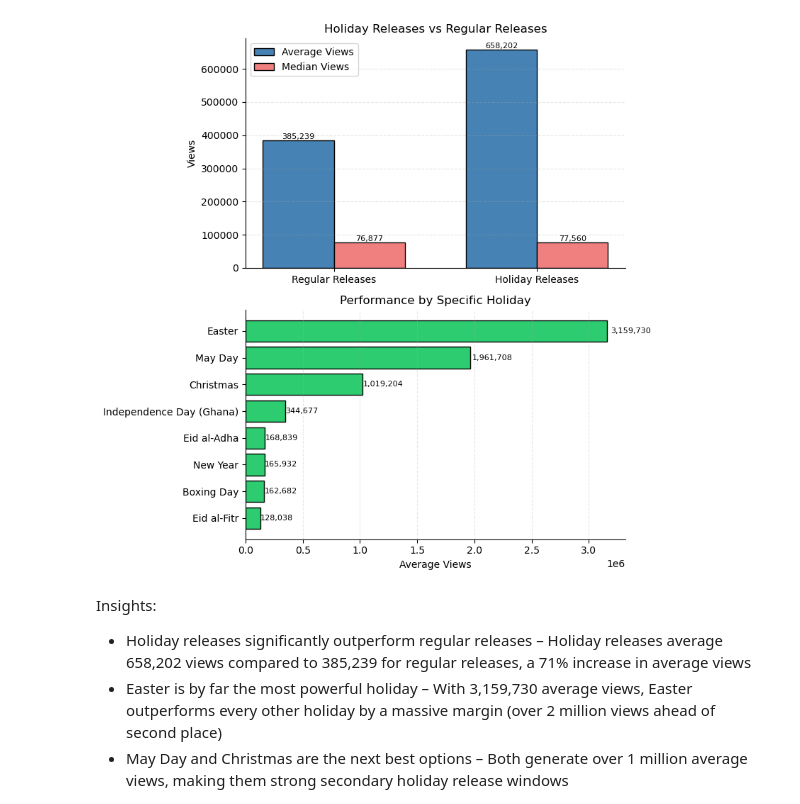
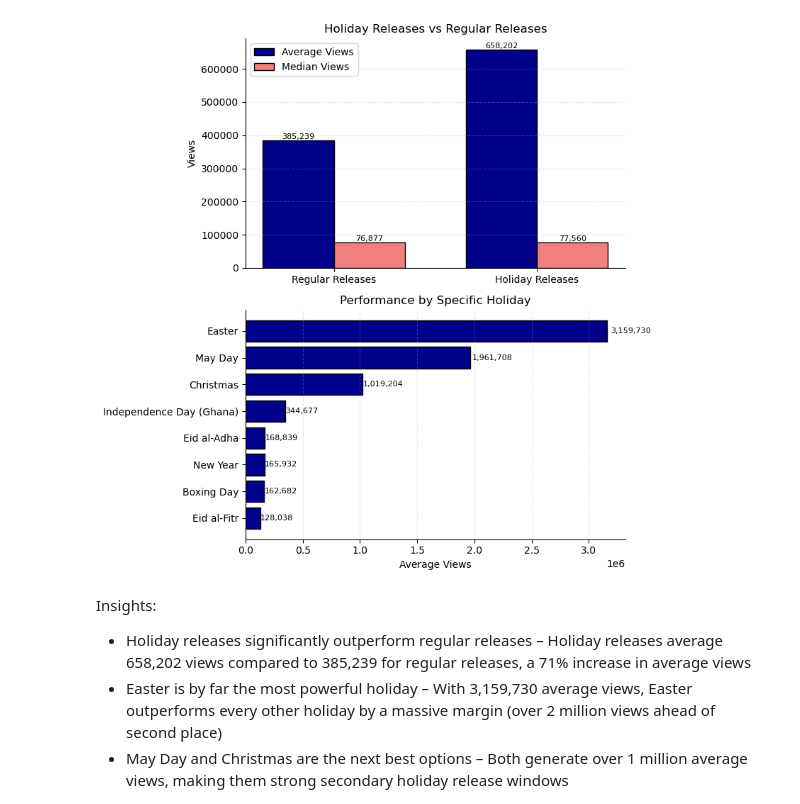
Before and after one commit to Crystalopaye/Shatta_Analytics_Project, a Jupyter notebook: Python_files/python_data_analysis/11_Holiday_Release_Performance.ipynb, the cells around one changed output. Drawn from its saved outputs; the diff is of its cells as text; code cells hidden in the pictures.

```diff
--- a/Python_files/python_data_analysis/11_Holiday_Release_Performance.ipynb
+++ b/Python_files/python_data_analysis/11_Holiday_Release_Performance.ipynb
@@ -152,7 +152,7 @@ medians = [regular_median, holiday_median]
 x = np.arange(len(categories))
 width = 0.35
 
-bars1 = ax1.bar(x - width/2, means, width, label='Average Views', color='steelblue', edgecolor='black')
+bars1 = ax1.bar(x - width/2, means, width, label='Average Views', color='darkblue', edgecolor='black')
 bars2 = ax1.bar(x + width/2, medians, width, label='Median Views', color='lightcoral', edgecolor='black')
 
 ax1.set_ylabel('Views')
@@ -170,35 +170,35 @@ ax1.legend(loc='upper left')
 
 # Add value labels
 for bar in bars1:
     height = bar.get_height()
     ax1.text(bar.get_x() + bar.get_width()/2, height, f'{height:,.0f}', ha='center', va='bottom', fontsize=8)
 for bar in bars2:
     height = bar.get_height()
     ax1.text(bar.get_x() + bar.get_width()/2, height, f'{height:,.0f}', ha='center', va='bottom', fontsize=8)
 
 # Plot 2: Performance by specific holiday
 ax2 = axes[1]
 if len(holiday_specific) > 0:
     top_holidays = holiday_specific.head(8).copy()
-    bars = ax2.barh(range(len(top_holidays)), top_holidays['mean'], color='#2ecc71', edgecolor='black')
+    bars = ax2.barh(range(len(top_holidays)), top_holidays['mean'], color='darkblue', edgecolor='black')
     ax2.set_yticks(range(len(top_holidays)))
     ax2.set_yticklabels(top_holidays.index)
     ax2.set_xlabel('Average Views')
     ax2.set_title('Performance by Specific Holiday')
     ax2.invert_yaxis()  # Best day at top
     ax2.spines['top'].set_visible(False)    # Despine - remove right and top spines
     ax2.spines['right'].set_visible(False)
     ax2.grid(axis='x', alpha=0.3, linestyle='--')
 
     for bar, val in zip(bars, top_holidays['mean']):
         ax2.text(val + val*0.01, bar.get_y() + bar.get_height()/2, f'{val:,.0f}', va='center', fontsize=8)
 else:
     ax2.text(0.5, 0.5, 'Insufficient holiday data', ha='center', va='center', transform=ax2.transAxes)
     ax2.set_title('Performance by Specific Holiday')
 
 plt.tight_layout()
 # %% [output]
-[figure, old version]
+[figure, new version]
 # %% [markdown]
 Insights:
 - Holiday releases significantly outperform regular releases – Holiday releases average 658,202 views compared to 385,239 for regular releases, a 71% increase in average views
```
Also changed, not shown: 2 other files.
